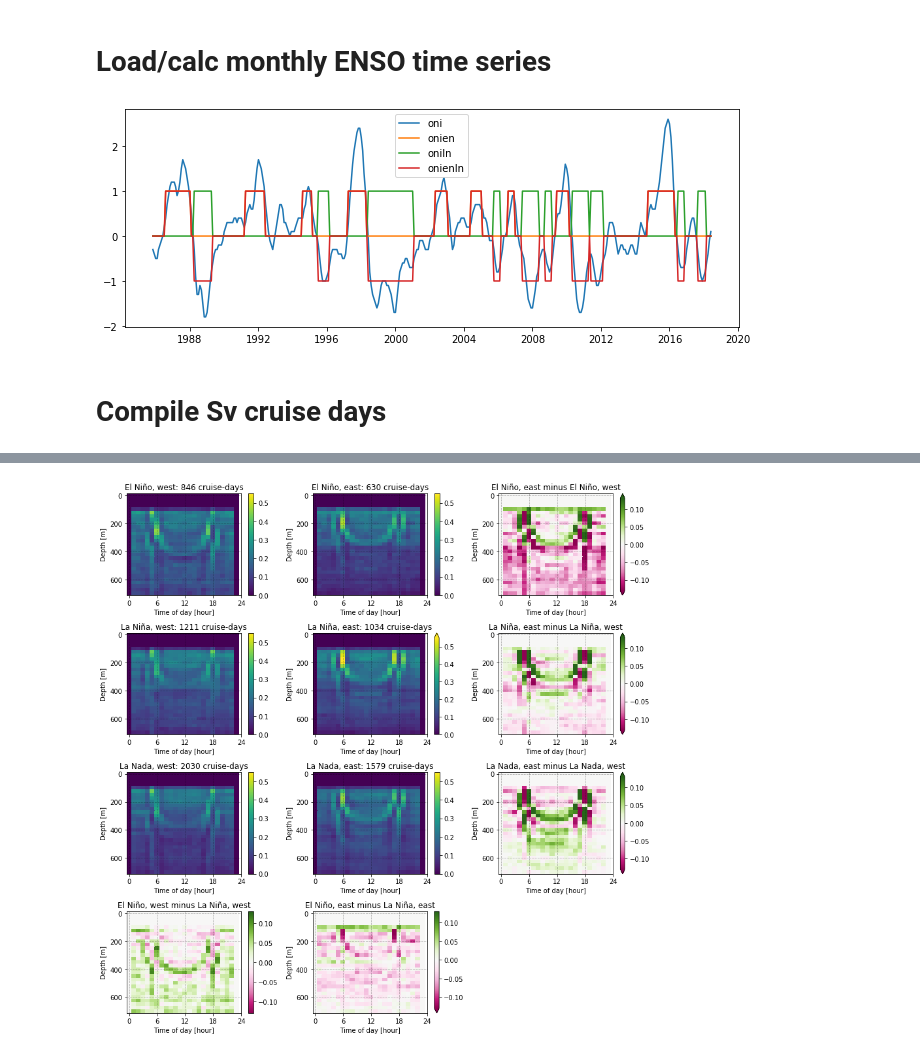
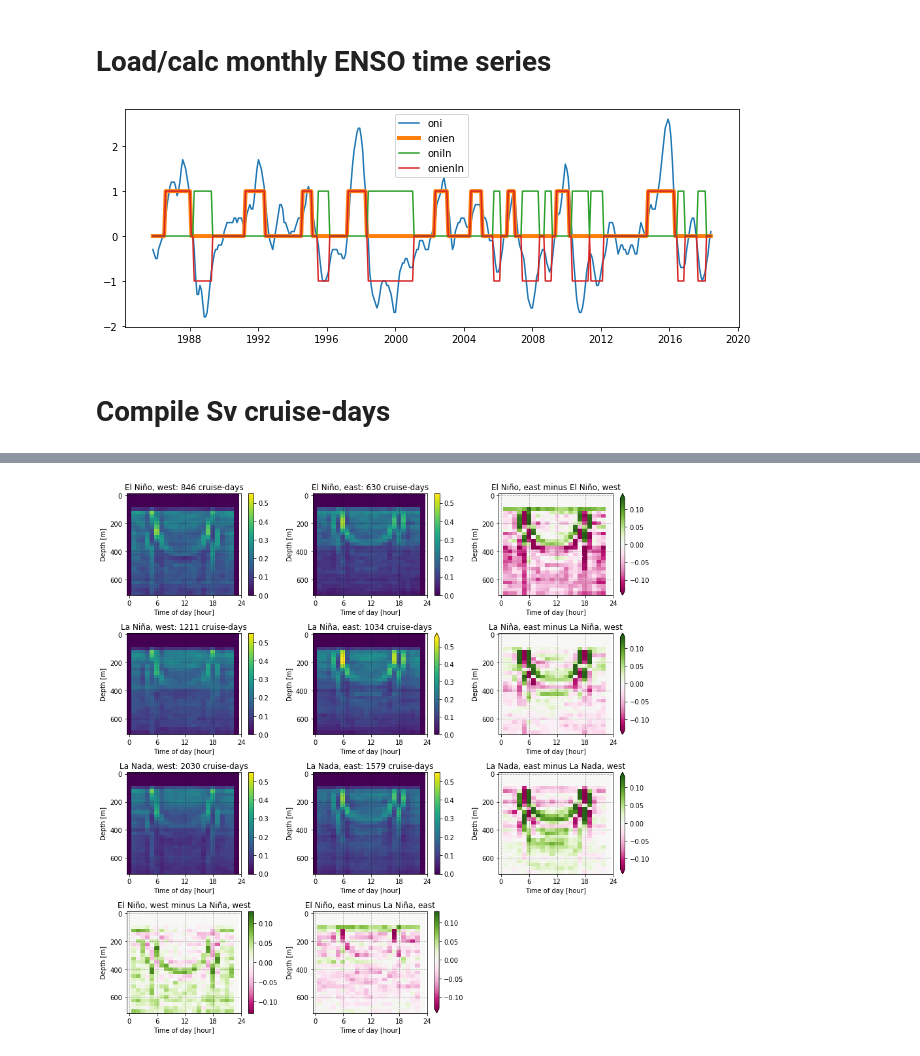
Before and after one commit to shirleyswirley/acoustic-variability, a Jupyter notebook: clean_version/python/adcp_main.ipynb, the cells around one changed output, grey strips where cells are left out. Saved outputs shown, nothing was run; the diff lists cells and outputs as text; code cells hidden in the pictures.

```diff
--- a/clean_version/python/adcp_main.ipynb
+++ b/clean_version/python/adcp_main.ipynb
@@ -156,15 +172,17 @@ fig.savefig(figpath + 'JASADCP_Tropical_Pacific_cruises_info_poster.png',
 # %%
 # - Load ONI
 dfoni = pd.read_csv(dpath+'oniindex1950_2018.txt',names=['Date','ONI']);
-#dfoni.head(2)
-# - Month fractions corresp to jan, feb, mar, etc. in the ONI txt file
+
+# - Define month fractions corresp to jan, feb, mar, etc. in the ONI txt file
 monthfracs = [0,0.0834,0.1666,0.25,0.3334,0.4166,0.5,0.5834,0.6666,0.75,0.8334,0.9166];
+
 # - Get ONI ts over desired timeframe
 onibegmoidx = dfoni.index[dfoni['Date'] == (timemin.year + monthfracs[timemin.month-1])][0]
 oniendmoidx = dfoni.index[dfoni['Date'] == (timemax.year + monthfracs[timemax.month-1])][0]
 oni = dfoni['ONI'].iloc[onibegmoidx:(oniendmoidx+1)].values
-onitime = pd.date_range(timemin.strftime('%Y-%m-01'), timemax.strftime('%Y-%m-01'), freq='MS') # should be 612 months long
-# - Create EN/LN month classifications
+onitime = pd.date_range(timemin.strftime('%Y-%m-01'), timemax.strftime('%Y-%m-01'), freq='MS')
+
+# ---- Create EN/LN month classifications
 onien = [0]*len(oni) # 1 = el nino month
 oniln = [0]*len(oni) # 1 = la nina month
 # - Classify El Nino months
@@ -172,35 +190,38 @@ cmcounter = 0; # consecutive months counter
 for imonth in range(len(oni)):
     if oni[imonth]>=0.5:
         cmcounter=cmcounter+1;
     elif oni[imonth]<0.5:
         cmcounter=0;
     if cmcounter>=5:
         onien[imonth-cmcounter:imonth]=[1]*cmcounter;
 # - Classify La Nina months
 cmcounter = 0; # consecutive months counter
 for imonth in range(len(oni)):
     if oni[imonth]<=-0.5:
         cmcounter=cmcounter+1;
     elif oni[imonth]>-0.5:
         cmcounter=0;
     if cmcounter>=5:
         oniln[imonth-cmcounter:imonth]=[1]*cmcounter;
-# - Create everything to DataArrays
+
+# - Make everything into DataArrays
 oni = xr.DataArray(oni, dims=('time'), coords={'time': onitime})
 onien = xr.DataArray(onien, dims=('time'), coords={'time': onitime})
 oniln = xr.DataArray(oniln, dims=('time'), coords={'time': onitime})
 onienln = xr.zeros_like(onien, dtype='int')
 onienln[onien==1] = 1 # el nino = 1
 onienln[oniln==1] = -1 # la nina = -1
+
+# - Check enso classifications
 plotensoidx=1
 if plotensoidx==1:
     fig = plt.figure(figsize=(11,4))
     plt.plot(onitime,oni)
-    plt.plot(onitime,onien)
+    plt.plot(onitime,onien,linewidth=4)
     plt.plot(onitime,oniln)
     plt.plot(onitime,onienln)
     plt.legend(["oni","onien","oniln","onienln"])
 # %% [output]
-[figure, old version]
+[figure, new version]
 # %% [markdown]
-# Compile Sv cruise days
+# Compile Sv cruise-days
```
Also changed, not shown: parts of 42 cells of this notebook, 6 other files.
